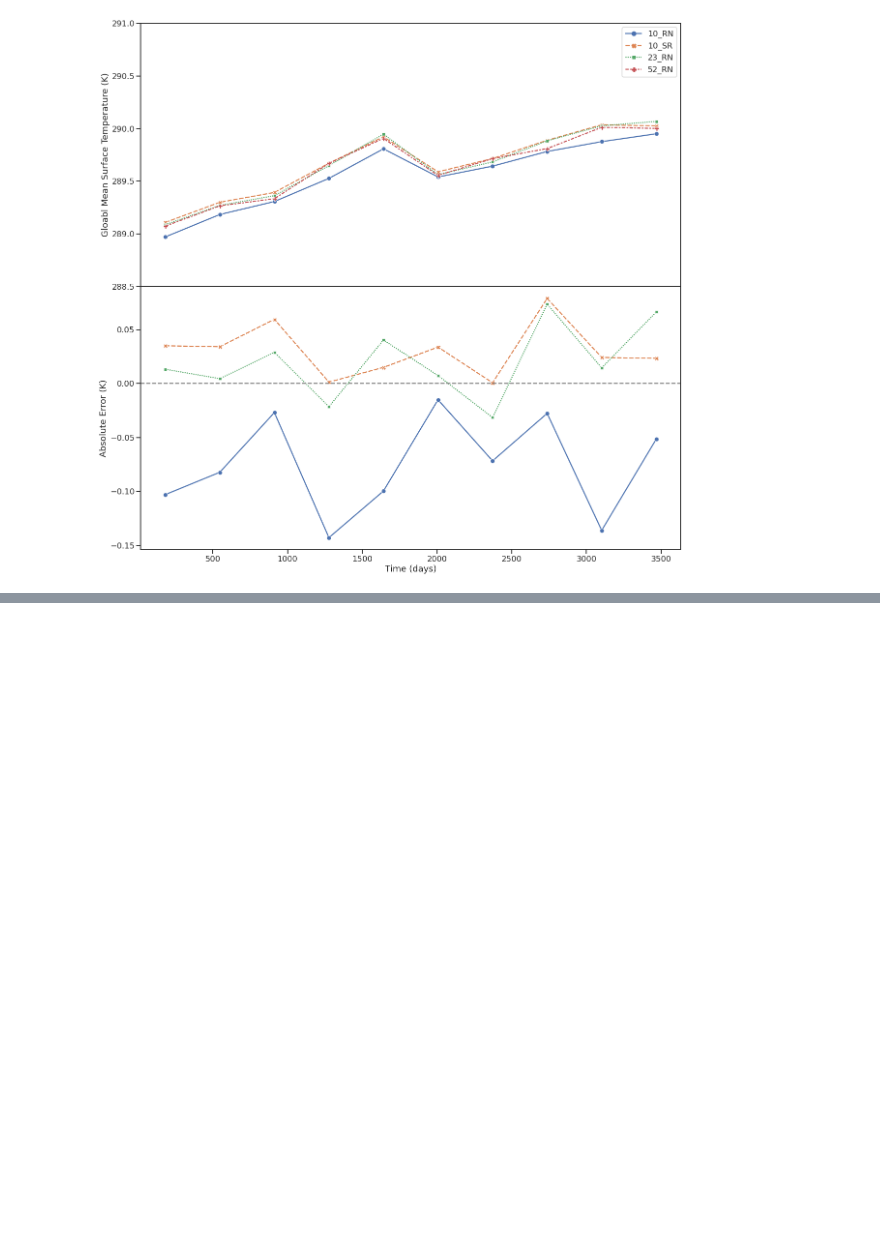
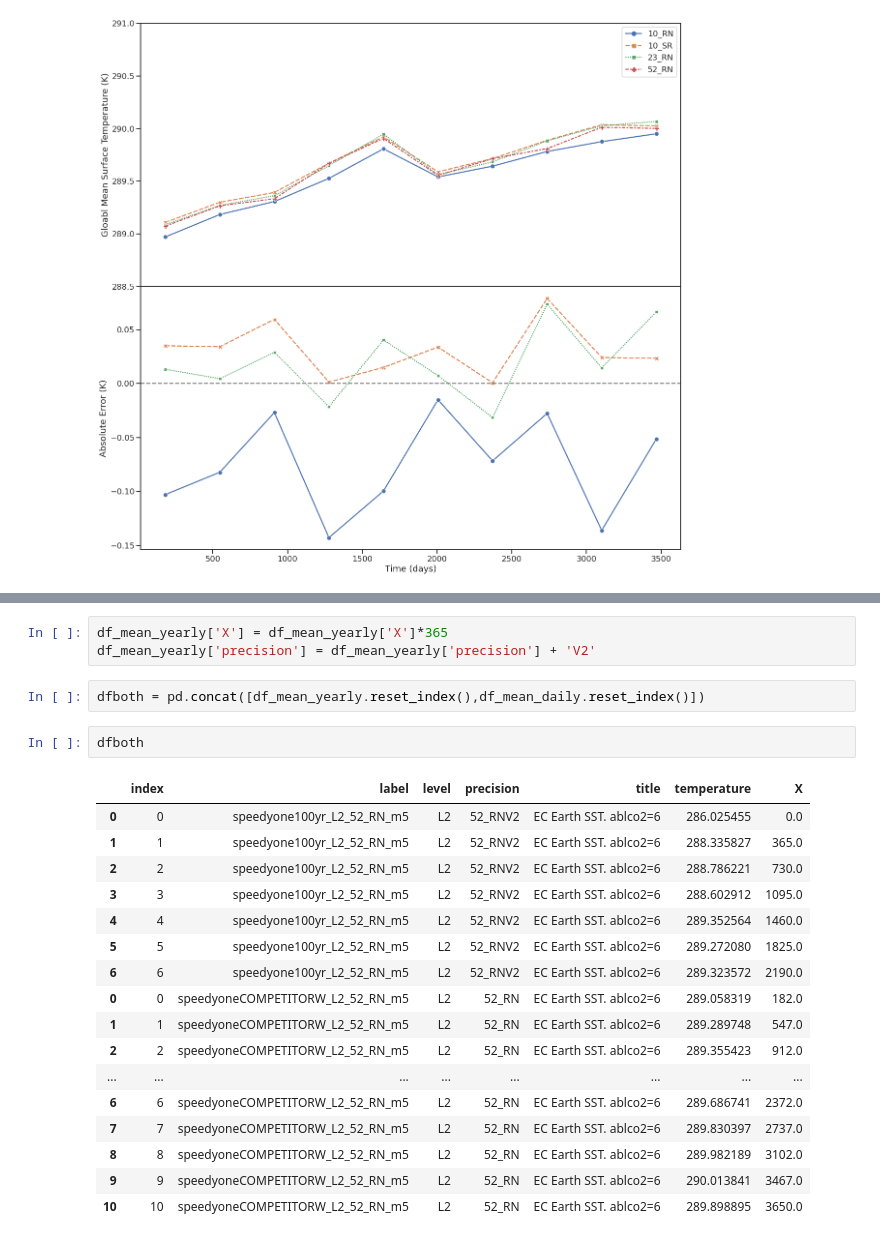
Before and after one commit to eapax/speedy, a Jupyter notebook: jupyter_notebooks/Fig1_temperature_timeseries.ipynb, the cells around one changed output, grey strips where cells are left out. Cells and saved outputs as stored; diff of their text form; blank space fills up the shorter version.

```diff
--- a/jupyter_notebooks/Fig1_temperature_timeseries.ipynb
+++ b/jupyter_notebooks/Fig1_temperature_timeseries.ipynb
@@ -100,0 +340,25 @@ plot_error_timeseries(df_mean,save_it)
+# %%
+df_mean_yearly['X'] = df_mean_yearly['X']*365
+df_mean_yearly['precision'] = df_mean_yearly['precision'] + 'V2'
+# %%
+dfboth = pd.concat([df_mean_yearly.reset_index(),df_mean_daily.reset_index()])
+# %%
+dfboth
+# %% [output]
+|  | index | label | level | precision | title | temperature | X |
+| 0 | 0 | speedyone100yr_L2_52_RN_m5 | L2 | 52_RNV2 | EC Earth SST. ablco2=6 | 286.025455 | 0.0 |
+| 1 | 1 | speedyone100yr_L2_52_RN_m5 | L2 | 52_RNV2 | EC Earth SST. ablco2=6 | 288.335827 | 365.0 |
+| 2 | 2 | speedyone100yr_L2_52_RN_m5 | L2 | 52_RNV2 | EC Earth SST. ablco2=6 | 288.786221 | 730.0 |
+| 3 | 3 | speedyone100yr_L2_52_RN_m5 | L2 | 52_RNV2 | EC Earth SST. ablco2=6 | 288.602912 | 1095.0 |
+| 4 | 4 | speedyone100yr_L2_52_RN_m5 | L2 | 52_RNV2 | EC Earth SST. ablco2=6 | 289.352564 | 1460.0 |
+| 5 | 5 | speedyone100yr_L2_52_RN_m5 | L2 | 52_RNV2 | EC Earth SST. ablco2=6 | 289.272080 | 1825.0 |
+| 6 | 6 | speedyone100yr_L2_52_RN_m5 | L2 | 52_RNV2 | EC Earth SST. ablco2=6 | 289.323572 | 2190.0 |
+| 0 | 0 | speedyoneCOMPETITORW_L2_52_RN_m5 | L2 | 52_RN | EC Earth SST. ablco2=6 | 289.058319 | 182.0 |
+| 1 | 1 | speedyoneCOMPETITORW_L2_52_RN_m5 | L2 | 52_RN | EC Earth SST. ablco2=6 | 289.289748 | 547.0 |
+| 2 | 2 | speedyoneCOMPETITORW_L2_52_RN_m5 | L2 | 52_RN | EC Earth SST. ablco2=6 | 289.355423 | 912.0 |
+| ... | ... | ... | ... | ... | ... | ... | ... |
+| 6 | 6 | speedyoneCOMPETITORW_L2_52_RN_m5 | L2 | 52_RN | EC Earth SST. ablco2=6 | 289.686741 | 2372.0 |
+| 7 | 7 | speedyoneCOMPETITORW_L2_52_RN_m5 | L2 | 52_RN | EC Earth SST. ablco2=6 | 289.830397 | 2737.0 |
+| 8 | 8 | speedyoneCOMPETITORW_L2_52_RN_m5 | L2 | 52_RN | EC Earth SST. ablco2=6 | 289.982189 | 3102.0 |
+| 9 | 9 | speedyoneCOMPETITORW_L2_52_RN_m5 | L2 | 52_RN | EC Earth SST. ablco2=6 | 290.013841 | 3467.0 |
+| 10 | 10 | speedyoneCOMPETITORW_L2_52_RN_m5 | L2 | 52_RN | EC Earth SST. ablco2=6 | 289.898895 | 3650.0 |
```
Also changed, not shown: parts of 8 cells of this notebook, 5 other files.
